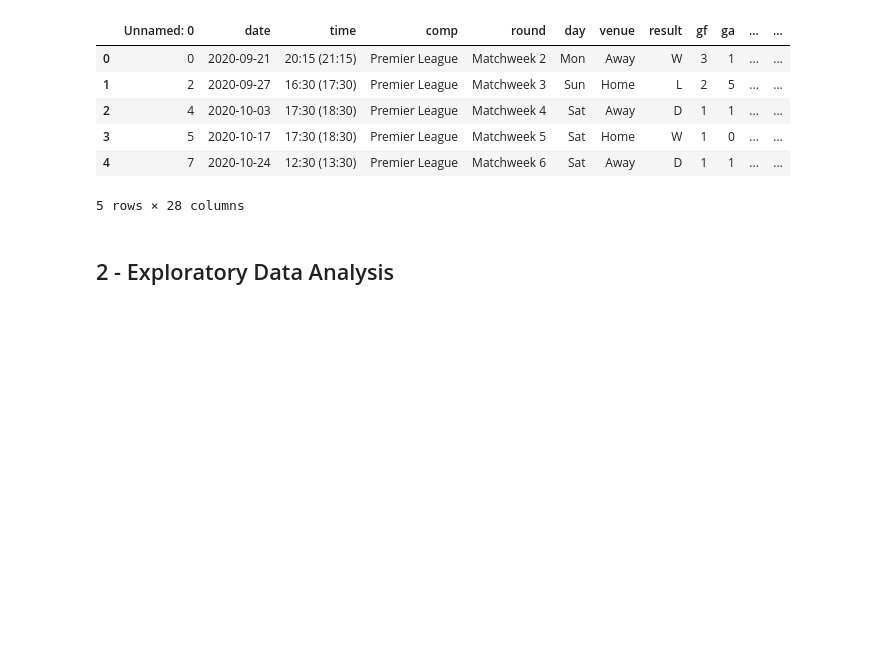
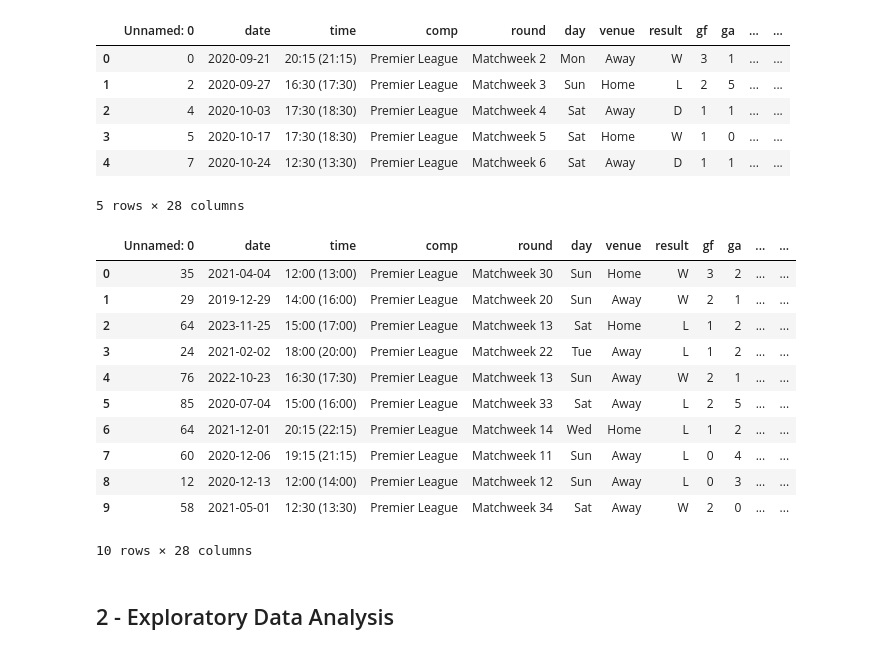
Before and after one commit to heka2002/math_classification_project, a Jupyter notebook: matches/matches.ipynb, the cells around one changed output. Cells and saved outputs as stored; diff of their text form; code cells hidden in the pictures; blank space fills up the shorter version.

```diff
--- a/matches/matches.ipynb
+++ b/matches/matches.ipynb
@@ -70,6 +70,22 @@ df.head()
 | 3 | 5 | 2020-10-17 | 17:30 (18:30) | Premier League | Matchweek 5 | Sat | Home | W | 1 | 0 | ... | ... |
 | 4 | 7 | 2020-10-24 | 12:30 (13:30) | Premier League | Matchweek 6 | Sat | Away | D | 1 | 1 | ... | ... |
 5 rows × 28 columns
+# %%
+df_test=pd.read_csv('sample_matches.csv')
+df_test
+# %% [output]
+|  | Unnamed: 0 | date | time | comp | round | day | venue | result | gf | ga | ... | ... |
+| 0 | 35 | 2021-04-04 | 12:00 (13:00) | Premier League | Matchweek 30 | Sun | Home | W | 3 | 2 | ... | ... |
+| 1 | 29 | 2019-12-29 | 14:00 (16:00) | Premier League | Matchweek 20 | Sun | Away | W | 2 | 1 | ... | ... |
+| 2 | 64 | 2023-11-25 | 15:00 (17:00) | Premier League | Matchweek 13 | Sat | Home | L | 1 | 2 | ... | ... |
+| 3 | 24 | 2021-02-02 | 18:00 (20:00) | Premier League | Matchweek 22 | Tue | Away | L | 1 | 2 | ... | ... |
+| 4 | 76 | 2022-10-23 | 16:30 (17:30) | Premier League | Matchweek 13 | Sun | Away | W | 2 | 1 | ... | ... |
+| 5 | 85 | 2020-07-04 | 15:00 (16:00) | Premier League | Matchweek 33 | Sat | Away | L | 2 | 5 | ... | ... |
+| 6 | 64 | 2021-12-01 | 20:15 (22:15) | Premier League | Matchweek 14 | Wed | Home | L | 1 | 2 | ... | ... |
+| 7 | 60 | 2020-12-06 | 19:15 (21:15) | Premier League | Matchweek 11 | Sun | Away | L | 0 | 4 | ... | ... |
+| 8 | 12 | 2020-12-13 | 12:00 (14:00) | Premier League | Matchweek 12 | Sun | Away | L | 0 | 3 | ... | ... |
+| 9 | 58 | 2021-05-01 | 12:30 (13:30) | Premier League | Matchweek 34 | Sat | Away | W | 2 | 0 | ... | ... |
+10 rows × 28 columns
 # %% [markdown]
 ## 2 - Exploratory Data Analysis
 # %% [markdown]
```
Also changed, not shown: parts of 17 cells of this notebook, 1 other file.
